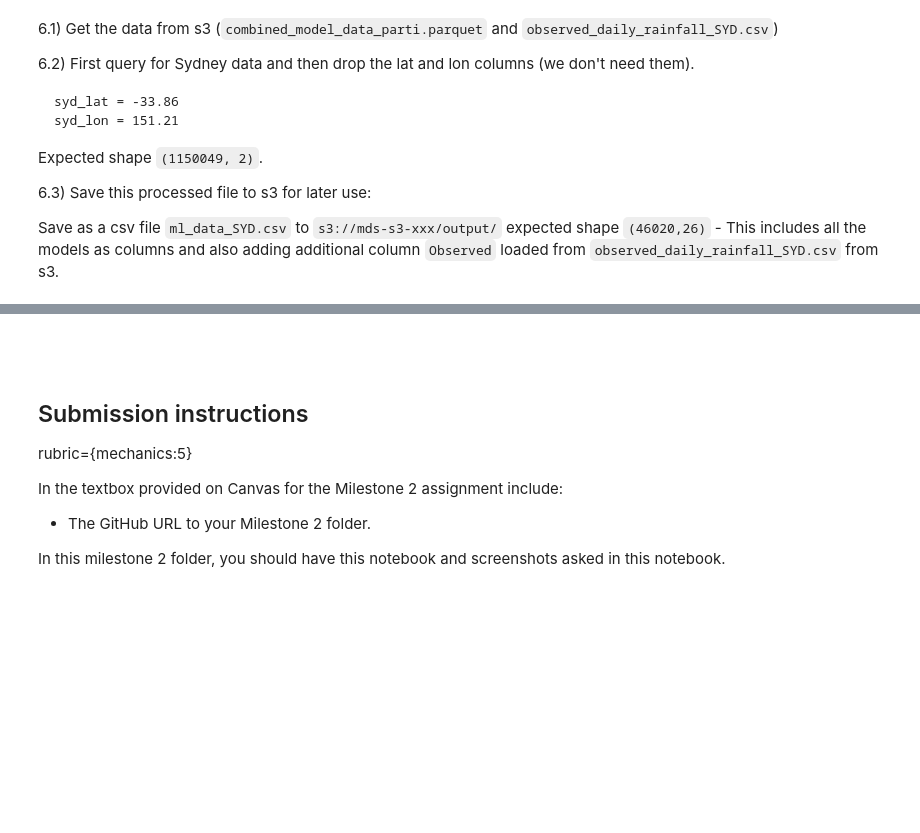
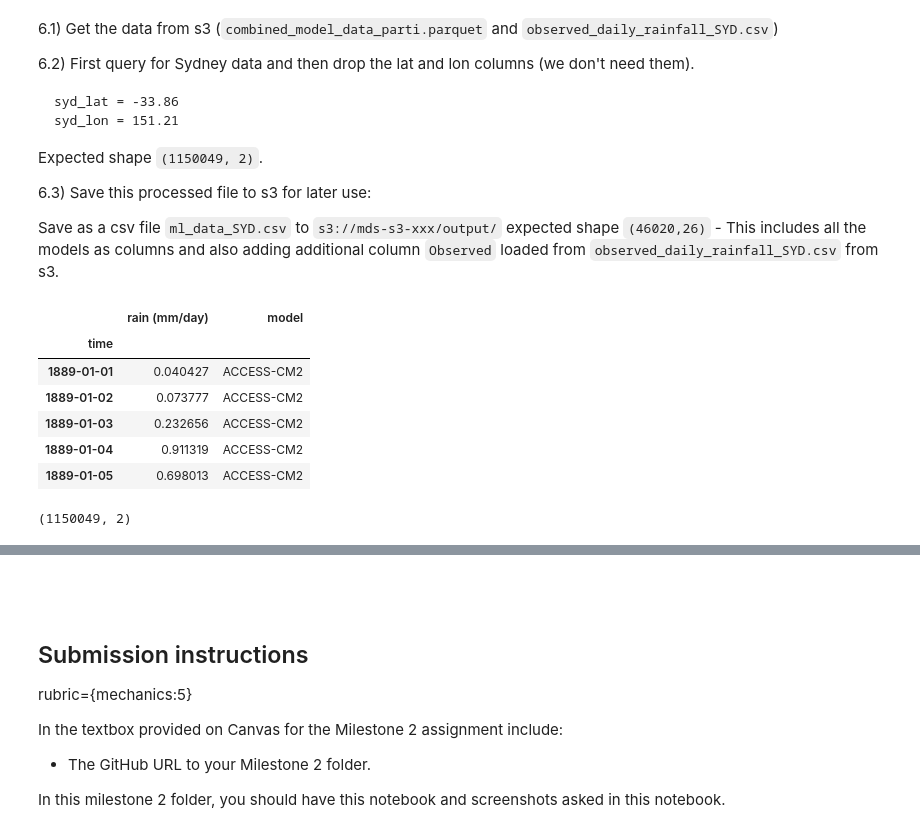
Before and after one commit to UBC-MDS/525-group-6, a Jupyter notebook: milestone2/Milestone2.ipynb, the cells around one changed output, grey strips where cells are left out. Saved outputs shown, nothing was run; the diff lists cells and outputs as text; code cells hidden in the pictures; blank space fills up the shorter version.

```diff
--- a/milestone2/Milestone2.ipynb
+++ b/milestone2/Milestone2.ipynb
@@ -246 +243,28 @@ df = pd.read_parquet('s3://mds2023-group6/combined_model_data_parti.parquet',sto
+# %%
+# Filter to load Sydney data only
+syd_lat = -33.86
+syd_lon = 151.21
+
+df = pd.read_parquet('s3://mds2023-group6/combined_model_data_parti.parquet',
+                    filters=[('lat_min','<', syd_lat), ('lat_max','>', syd_lat),
+                             ('lon_min','<', syd_lon), ('lon_max','>', syd_lon)],
+                    columns=['time', 'rain (mm/day)', 'model']
+                    )
+
+df['time'] = pd.to_datetime(df['time']).dt.date
+df = df.set_index('time')
+df.head()
+# %% [output]
+|  | rain (mm/day) | model |
+| time |  |  |
+| 1889-01-01 | 0.040427 | ACCESS-CM2 |
+| 1889-01-02 | 0.073777 | ACCESS-CM2 |
+| 1889-01-03 | 0.232656 | ACCESS-CM2 |
+| 1889-01-04 | 0.911319 | ACCESS-CM2 |
+| 1889-01-05 | 0.698013 | ACCESS-CM2 |
+# %%
+# Check if we have the correct shape
+df.shape
+# %% [output]
+(1150049, 2)
 # %%
```
Also changed, not shown: parts of 8 cells of this notebook.
